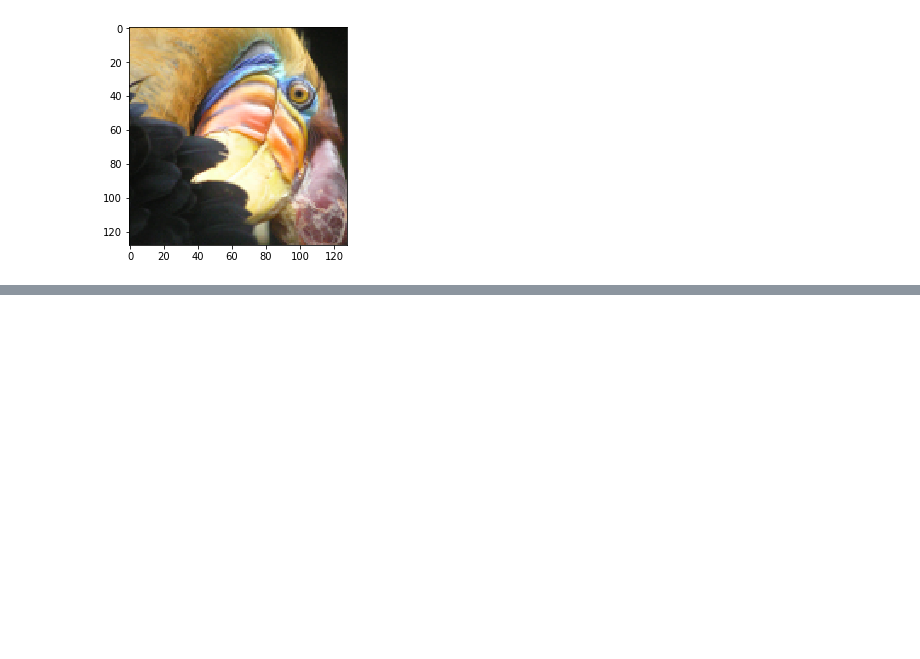
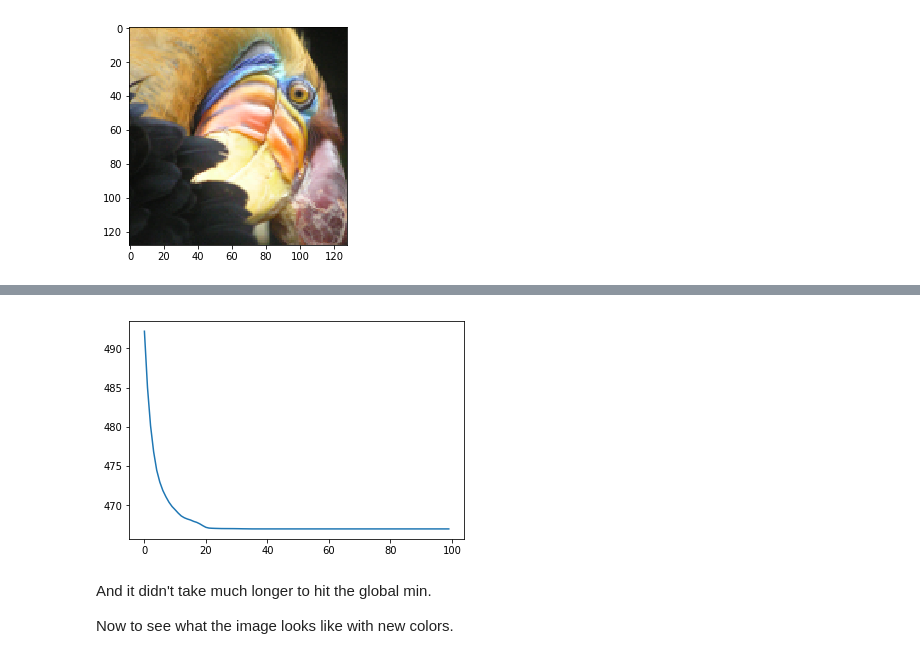
Before and after one commit to jbf81tb/Machine_learning_projects, a Jupyter notebook: Coursera_machine_learning/Notebooks/EX7_K-means_Clustering_and_PCA.ipynb, the cells around one changed output, grey strips where cells are left out. Saved outputs shown, nothing was run; the diff lists cells and outputs as text; code cells hidden in the pictures; blank space fills up the shorter version.

```diff
--- a/Coursera_machine_learning/Notebooks/EX7_K-means_Clustering_and_PCA.ipynb
+++ b/Coursera_machine_learning/Notebooks/EX7_K-means_Clustering_and_PCA.ipynb
@@ -184,0 +215,19 @@ I'm not sure if there is a better way to import the image. I had to go find PyPN
+# %%
+round_min = J_list[:,-1].argmin()
+# %%
+iterations = 100
+centroids = cent_list[round_min][-1]
+J_list = []
+for i in range(iterations):
+    classes = nearestCentroid(X,centroids)
+    centroids = recalculateCentroids(X=X,K=K,classes=classes)
+    J_list.append(kMeansCost(X=X,centroids=centroids,classes=classes))
+# %%
+plt.plot(J_list)
+plt.show()
+# %% [output]
+[figure, added]
+# %% [markdown]
+And it didn't take much longer to hit the global min.
+
+Now to see what the image looks like with new colors.
```
Also changed, not shown: parts of 9 cells of this notebook.
